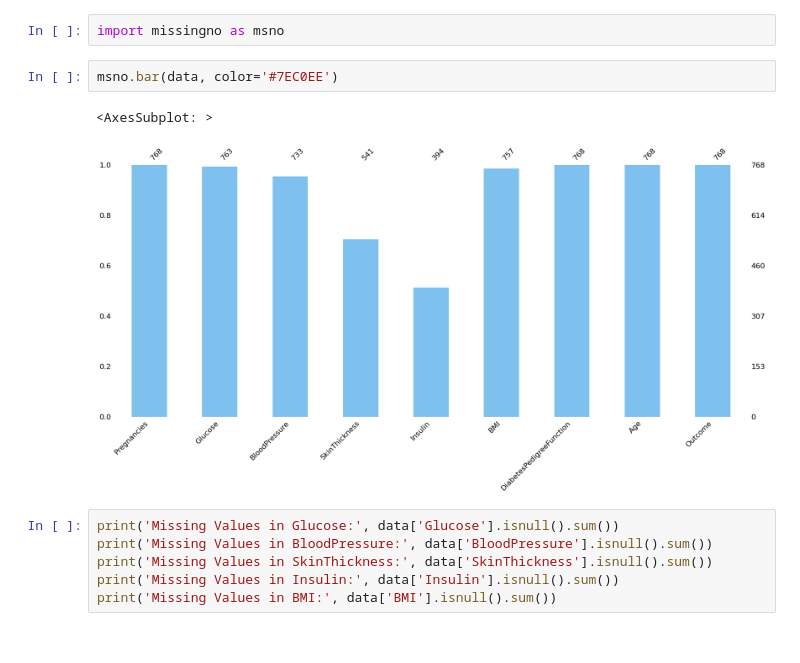
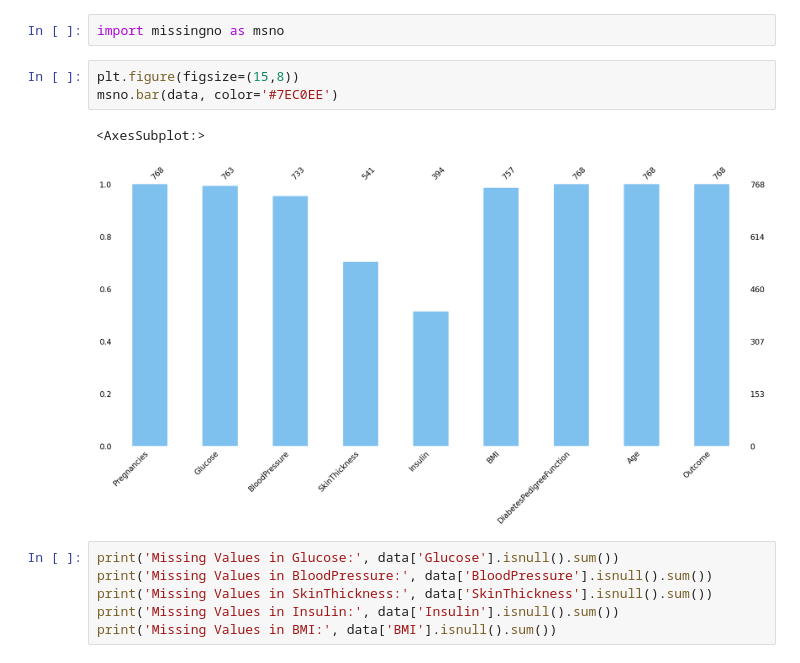
Before and after one commit to prasetyown/Diabetes-Prediction, a Jupyter notebook: Diabetes Prediction.ipynb, the cells around one changed output. Drawn from its saved outputs; the diff is of its cells as text.

```diff
--- a/Diabetes Prediction.ipynb
+++ b/Diabetes Prediction.ipynb
@@ -144,10 +144,11 @@ data['BMI'] = data['BMI'].replace(0, np.NaN)
 # %%
 import missingno as msno
 # %%
+plt.figure(figsize=(15,8))
 msno.bar(data, color='#7EC0EE')
 # %% [output]
-<AxesSubplot: >
+<AxesSubplot:>
-[figure, old version]
+[figure, new version]
 # %%
 print('Missing Values in Glucose:', data['Glucose'].isnull().sum())
 print('Missing Values in BloodPressure:', data['BloodPressure'].isnull().sum())
```
Also changed, not shown: parts of 34 cells of this notebook, 1 other file.
